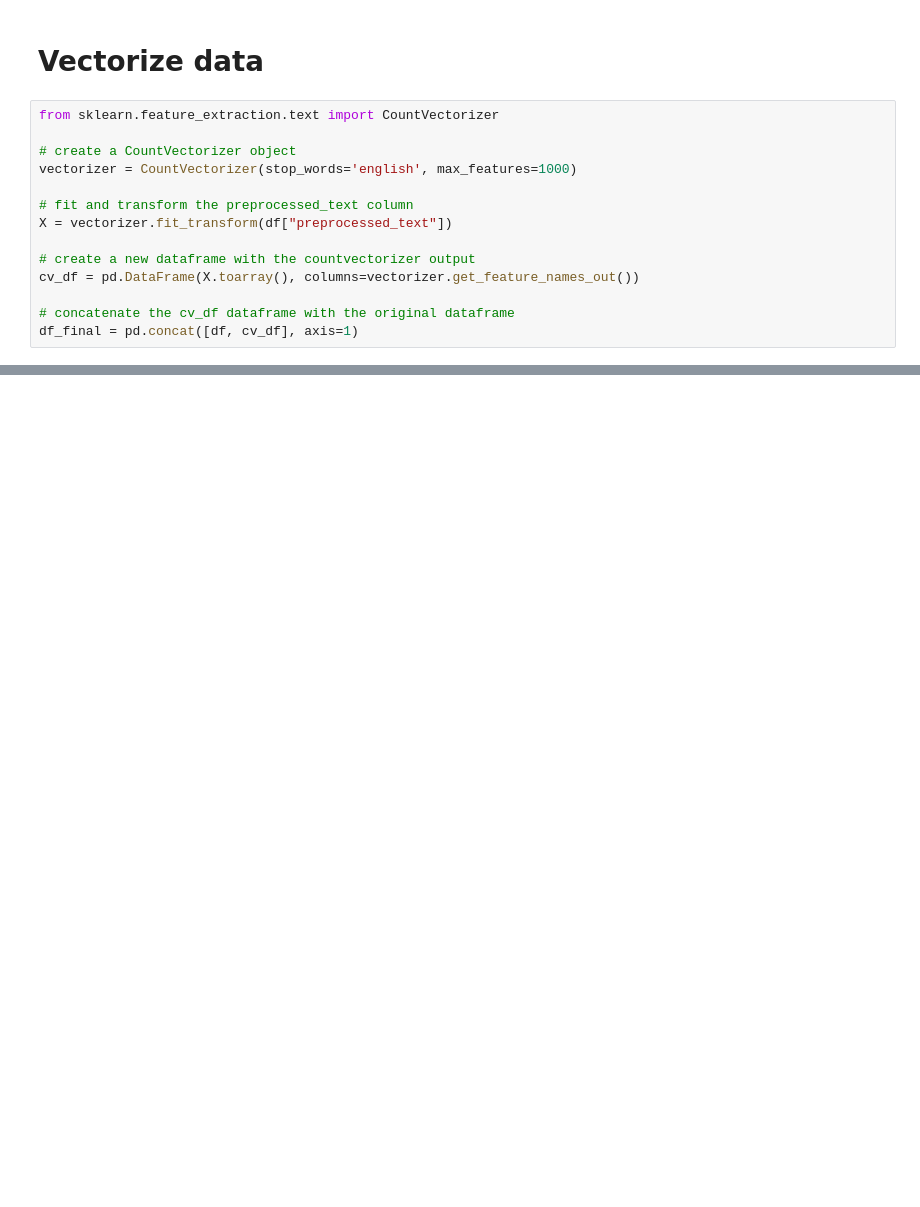
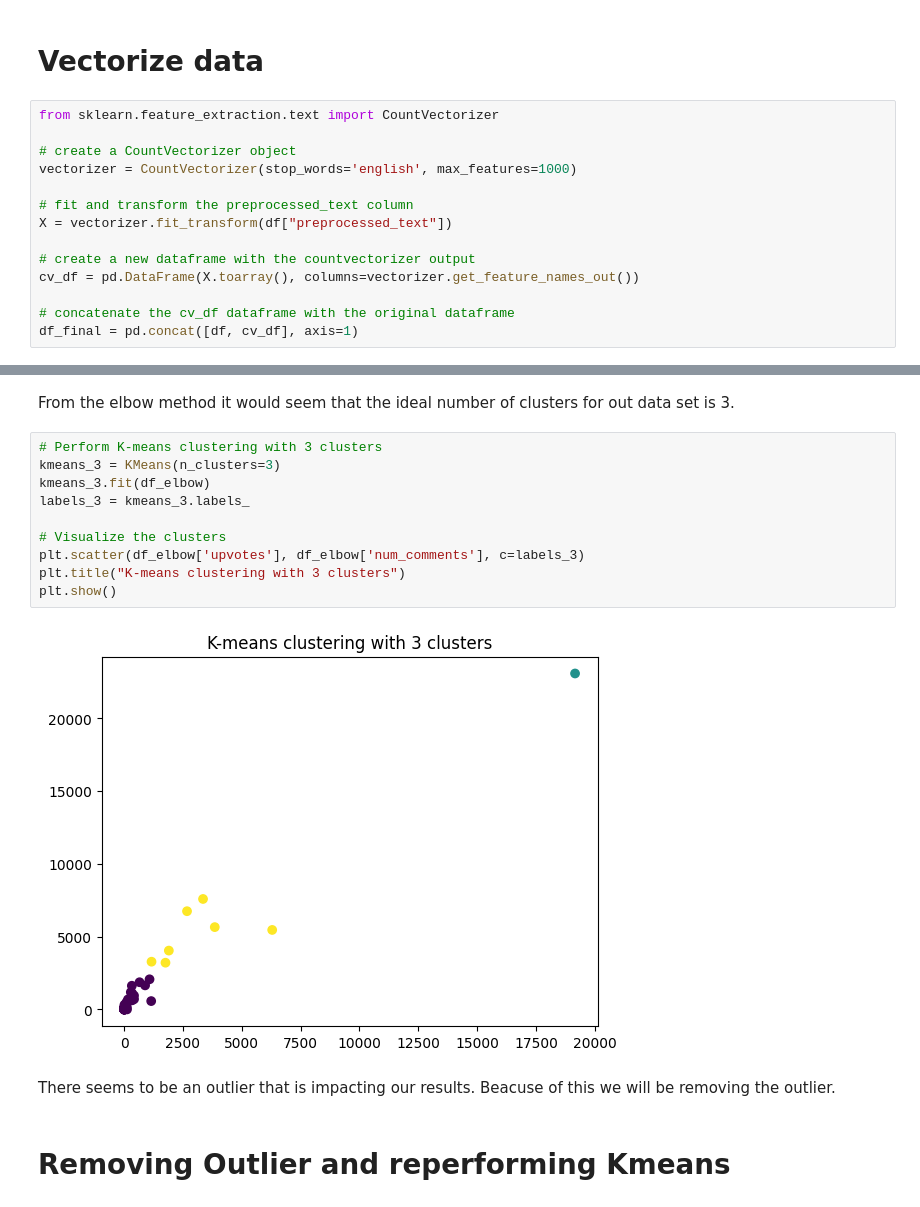
Before and after one commit to lengher289/Portfolio, a Jupyter notebook: reddit_pro_git/reddit_data_project.ipynb, the cells around one changed output, grey strips where cells are left out. Cells and saved outputs as stored; diff of their text form; blank space fills up the shorter version.

```diff
--- a/reddit_pro_git/reddit_data_project.ipynb
+++ b/reddit_pro_git/reddit_data_project.ipynb
@@ -144,0 +170,18 @@ df_final
+# %% [markdown]
+From the elbow method it would seem that the ideal number of clusters for out data set is 3.
+# %%
+# Perform K-means clustering with 3 clusters
+kmeans_3 = KMeans(n_clusters=3)
+kmeans_3.fit(df_elbow)
+labels_3 = kmeans_3.labels_
+
+# Visualize the clusters
+plt.scatter(df_elbow['upvotes'], df_elbow['num_comments'], c=labels_3)
+plt.title("K-means clustering with 3 clusters")
+plt.show()
+# %% [output]
+[figure, added]
+# %% [markdown]
+There seems to be an outlier that is impacting our results. Beacuse of this we will be removing the outlier.
+# %% [markdown]
+# Removing Outlier and reperforming Kmeans
```
Also changed, not shown: parts of 9 cells of this notebook.
